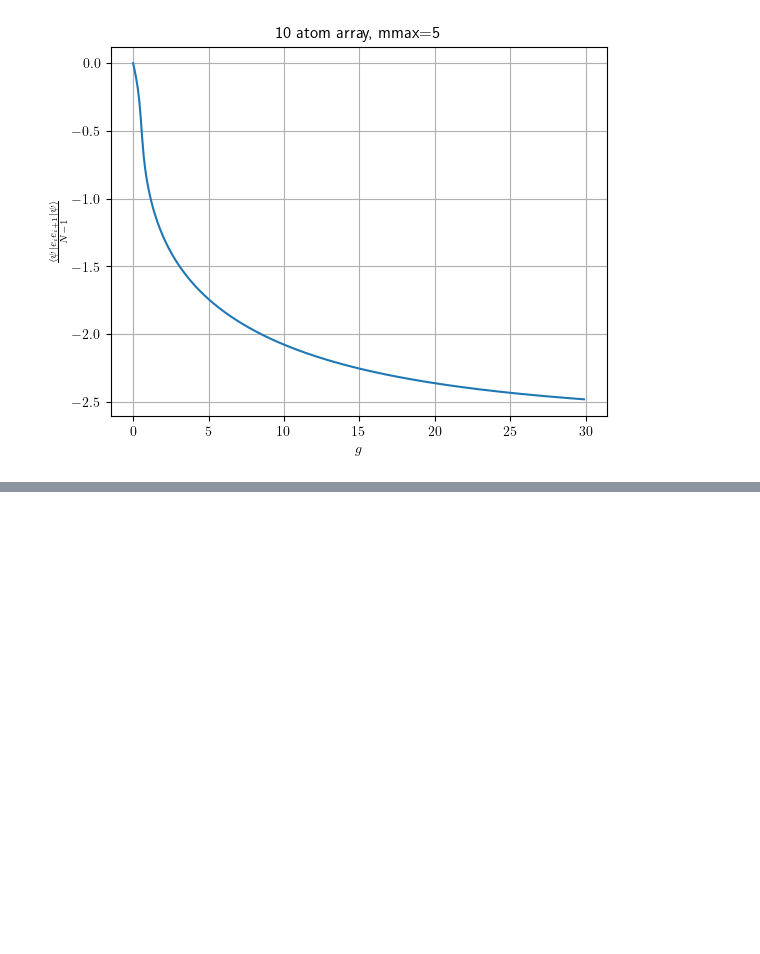
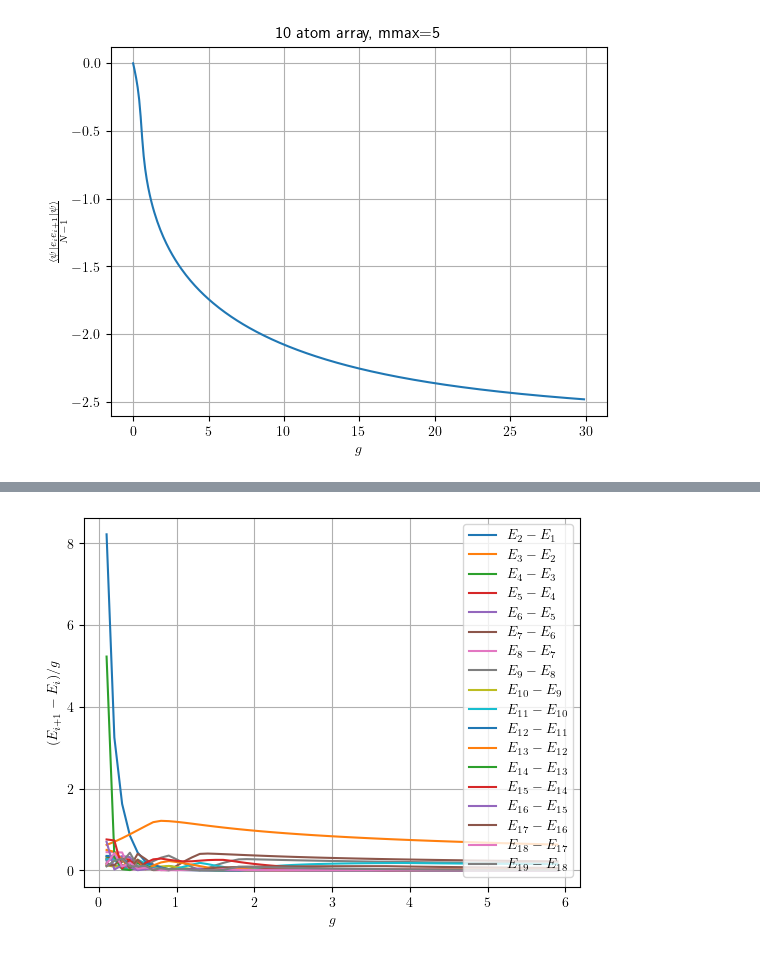
Before and after one commit to GoodStuff11/dmrg, a Jupyter notebook: dmrg_tdvp/analysis.ipynb, the cells around one changed output, grey strips where cells are left out. Cells and saved outputs as stored; diff of their text form; code cells hidden in the pictures; blank space fills up the shorter version.

```diff
--- a/dmrg_tdvp/analysis.ipynb
+++ b/dmrg_tdvp/analysis.ipynb
@@ -43,0 +65,12 @@ plt.show()
+# %%
+filt = (df['Nsites'] == 6) & (df['mmax'] == 5) & (df['g'] < 10)
+tmp = df[filt].sort_values(by='g')
+for i in range(1,19):
+    plt.plot(tmp['g'], (tmp[f'E{i+1}'] - tmp[f'E{i}'])/tmp['g'], label="$E_{%i}-E_{%i}$"%(i+1,i))
+plt.xlabel("$g$")
+plt.ylabel("$(E_{i+1}-E_i)/g$")
+plt.legend()
+plt.grid()
+plt.show()
+# %% [output]
+[figure, added]
```
Also changed, not shown: parts of 5 cells of this notebook, 14 other files.
